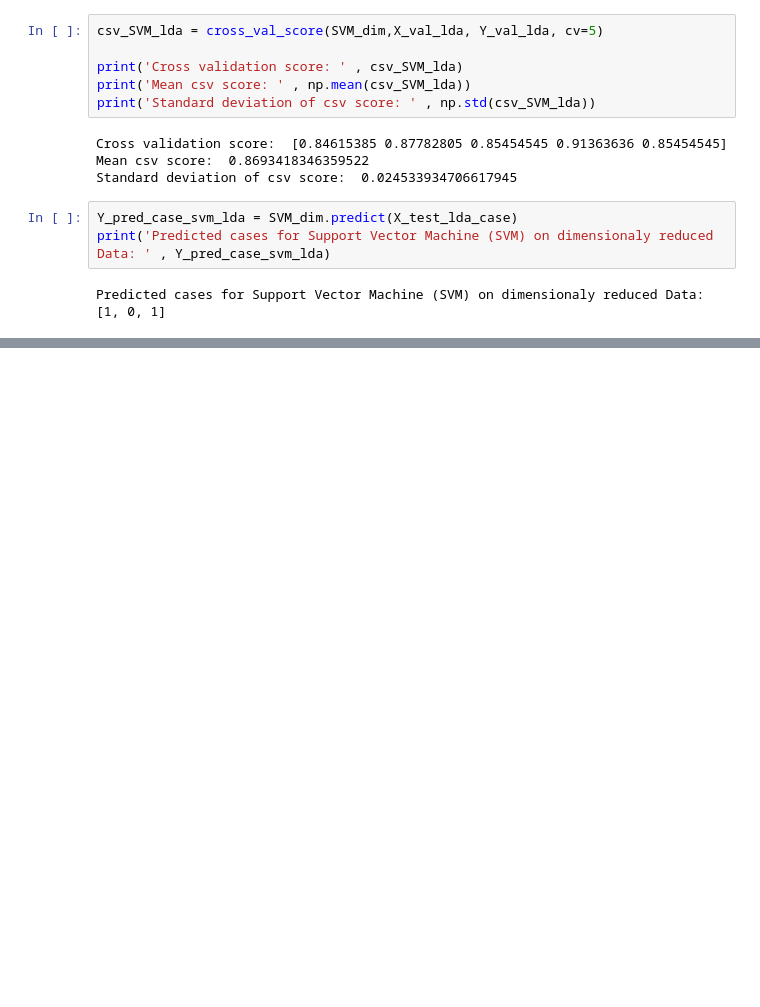
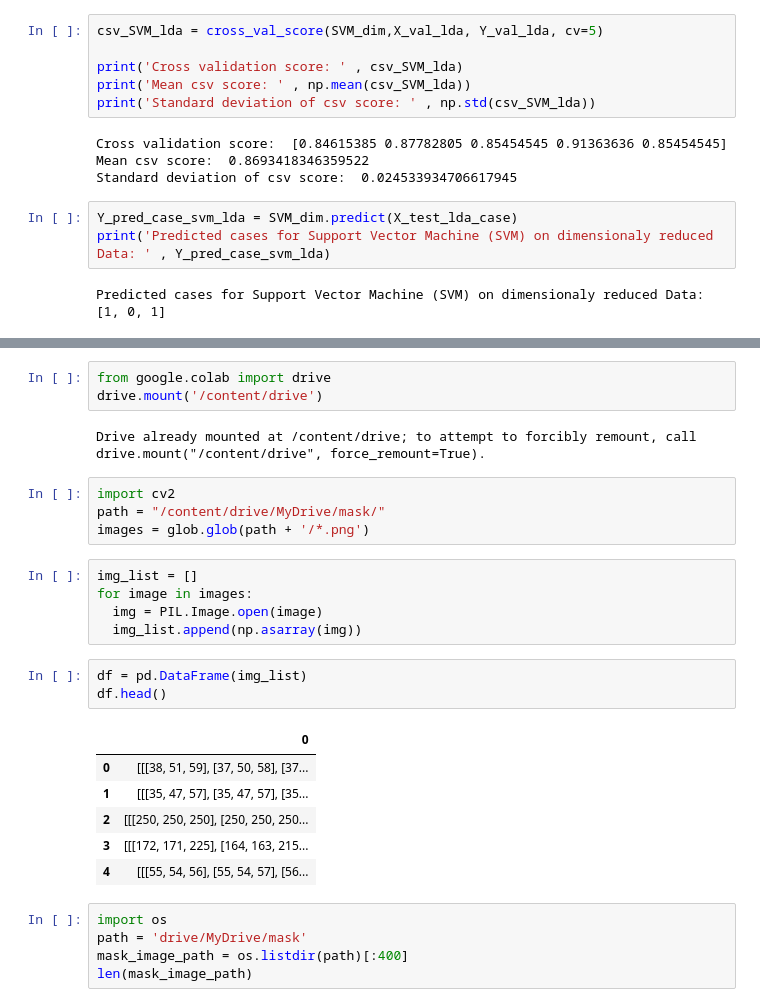
Before and after one commit to JayeshK10/Mask-vs-NoMask-Classification, a Jupyter notebook: Mask_vs_No_Mask.ipynb, the cells around one changed output, grey strips where cells are left out. Cells and saved outputs as stored; diff of their text form; blank space fills up the shorter version.

```diff
--- a/Mask_vs_No_Mask.ipynb
+++ b/Mask_vs_No_Mask.ipynb
@@ -788,0 +810,29 @@ Predicted cases for Support Vector Machine (SVM) on dimensionaly reduced Data:
+# %%
+from google.colab import drive
+drive.mount('/content/drive')
+# %% [output]
+Drive already mounted at /content/drive; to attempt to forcibly remount, call drive.mount("/content/drive", force_remount=True).
+# %%
+import cv2
+path = "/content/drive/MyDrive/mask/"
+images = glob.glob(path + '/*.png')
+# %%
+img_list = []
+for image in images:
+  img = PIL.Image.open(image)
+  img_list.append(np.asarray(img))
+# %%
+df = pd.DataFrame(img_list)
+df.head()
+# %% [output]
+|  | 0 |
+| 0 | [[[38, 51, 59], [37, 50, 58], [37... |
+| 1 | [[[35, 47, 57], [35, 47, 57], [35... |
+| 2 | [[[250, 250, 250], [250, 250, 250... |
+| 3 | [[[172, 171, 225], [164, 163, 215... |
+| 4 | [[[55, 54, 56], [55, 54, 57], [56... |
+# %%
+import os
+path = 'drive/MyDrive/mask'
+mask_image_path = os.listdir(path)[:400]
+len(mask_image_path)
```
Also changed, not shown: parts of 13 cells of this notebook.
